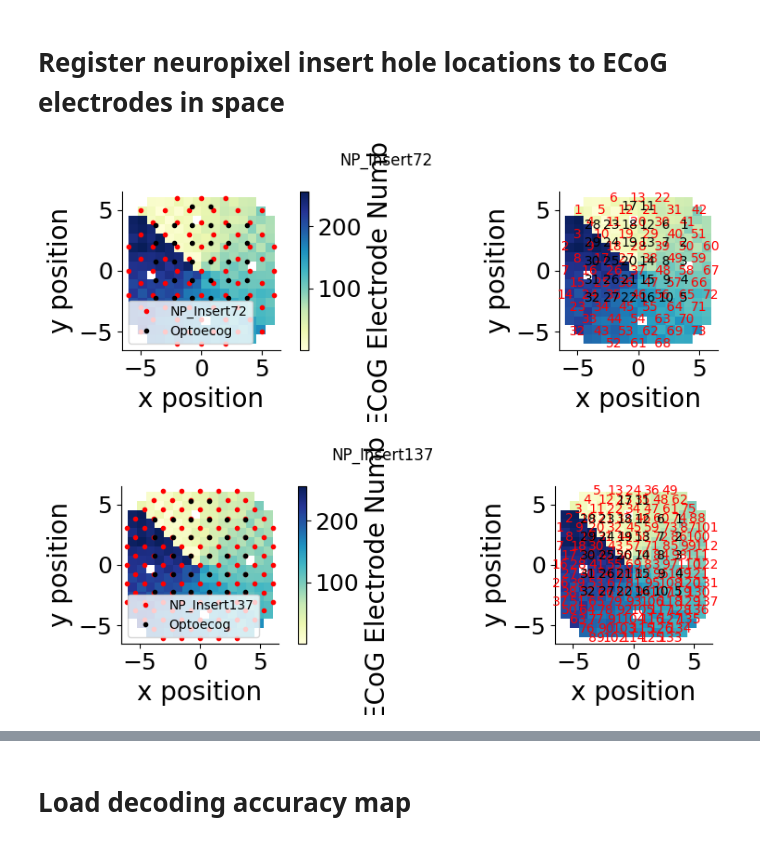
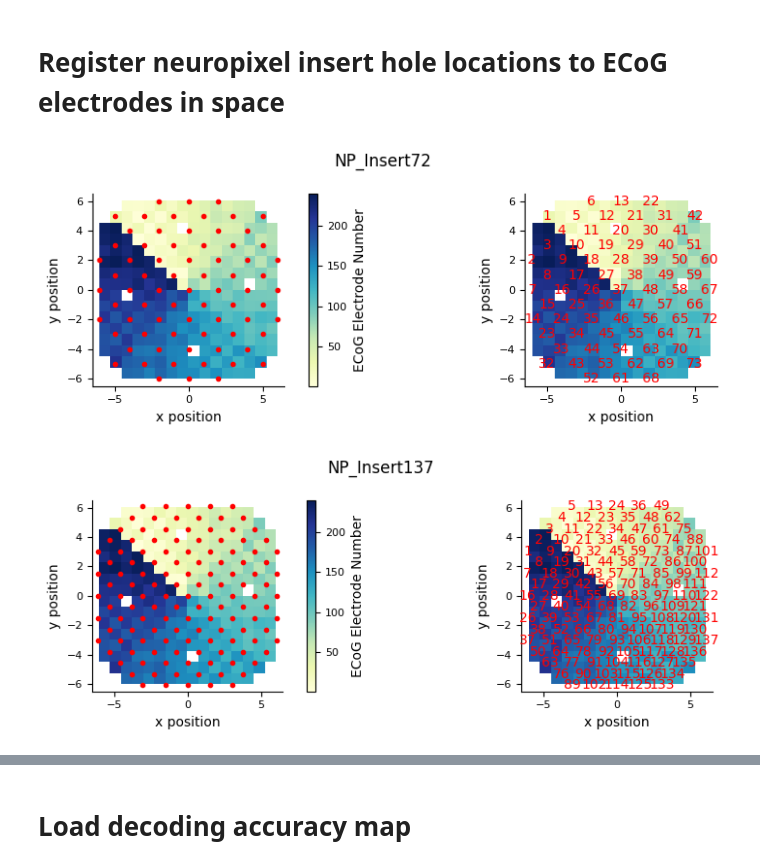
Before and after one commit to rcanfield2/ecog_np_targeting, a Jupyter notebook: np_ecog_map_registration.ipynb, the cells around one changed output, grey strips where cells are left out. Cells and saved outputs as stored; diff of their text form; code cells hidden in the pictures.

```diff
--- a/np_ecog_map_registration.ipynb
+++ b/np_ecog_map_registration.ipynb
@@ -23,4 +23,9 @@ import multiprocessing as mp
 import time
 import math
 from scipy.fft import fft
+# %%
+from local_functions import load_yaml_params
+subject = 'affi'
+param_filename = 'spatiotemporal_structure_params.yaml'
+ds_params, data_paths, save_paths, filenames, postproc_params, uq_params, analysis_params, vis_params, target_colors = load_yaml_params(subject, param_filename)
 # %%
@@ -55,41 +36,36 @@ plt.rcParams['lines.linewidth']=4
 # %% [markdown]
 # Register neuropixel insert hole locations to ECoG electrodes in space
 # %%
-# Load channel mapping
-ecog_signal_path_db = pd.read_excel(ecog_signal_path)
 np_ecog_mapping = {}
-for subject in subjects:
+for isubject, subject in enumerate(subjects):
     np_ecog_mapping[subject] = {}
     np_ecog_mapping[subject]['ecog'] = {}
-    np_ecog_mapping[subject]['ecog']['elec_channels'] = np.array(list(range(1,257)), dtype='int')
-    np_ecog_mapping[subject]['ecog']['nch'] = len(np_ecog_mapping[subject]['ecog']['elec_channels'])
 
-for isubject, subject in enumerate(subjects):
+    # Load ecog and neuropixel drive information and align to ecog
     for iinsert, insert in enumerate(np_inserts):
-        np_ecog_mapping[subject][insert] = pd.read_excel(np_ecog_mapping_path[isubject][iinsert])
-
-for isubject, subject in enumerate(subjects):
-    np_ecog_mapping[subject]['ecog']['elec_pos'], np_ecog_mapping[subject]['ecog']['acq_ch'], np_ecog_mapping[subject]['ecog']['elecs'] = aopy.data.map_acq2pos(ecog_signal_path_db, np_ecog_mapping[subject][np_inserts[0]], np_ecog_mapping[subject]['ecog']['elec_channels'], xpos_name='ecogelec_x', ypos_name='ecogelec_y') # Should be the same for all NP inserts because (0,0) is at the center of the chamber
+        np_ecog_mapping[subject][insert] = {}
+        np_pos, ecog_pos, np_number, ecog_acq_elecs = aopy.data.base.align_neuropixel_recoring_drive(insert, 'ECoG244', subject, theta=postproc_params['drive_alignment_theta'][subject])
+        np_ecog_mapping[subject][insert]['pos'] = np.round(np_pos,4)
+        np_ecog_mapping[subject][insert]['number'] = np_number
+        np_ecog_mapping[subject]['ecog']['elec_pos'] = np.round(ecog_pos,3)
+        np_ecog_mapping[subject]['ecog']['acq_ch'] = ecog_acq_elecs
+        np_ecog_mapping[subject]['ecog']['elec_channels'] = np.array(list(np.arange(1,len(ecog_pos)+1)), dtype='float')
 # %%
 subject = subjects[0]
 for iinsert, insert in enumerate(np_inserts):
     fig, ax = plt.subplots(1,2,figsize=(10,3))
-    data_map = aopy.visualization.get_data_map(np_ecog_mapping[subject]['ecog']['elec_channels'].astype(float)[np_ecog_mapping[subject]['ecog']['acq_ch']-1], np_ecog_mapping[subject]['ecog']['elec_pos'][:,0], np_ecog_mapping[subject]['ecog']['elec_pos'][:,1])
+    data_map = aopy.visualization.get_data_map(np_ecog_mapping[subject]['ecog']['elec_channels'], np_ecog_mapping[subject]['ecog']['elec_pos'][:,0], np_ecog_mapping[subject]['ecog']['elec_pos'][:,1])
     im = aopy.visualization.plot_spatial_map(data_map, np_ecog_mapping[subject]['ecog']['elec_pos'][:,0], np_ecog_mapping[subject]['ecog']['elec_pos'][:,1], cmap='YlGnBu',nan_color='white', ax=ax[0])
-    ax[0].plot(np_ecog_mapping[subject][insert][f"{insert}_x"], np_ecog_mapping[subject][insert][f"{insert}_y"], 'r.', label=f"{insert}")
-    ax[0].plot(np_ecog_mapping[subject][insert]['optoecog_x'], np_ecog_mapping[subject][insert]['optoecog_y'], 'k.', label='Optoecog')
+    ax[0].plot(np_ecog_mapping[subject][insert]['pos'][:,0], np_ecog_mapping[subject][insert]['pos'][:,1], 'r.', label=f"{insert}")
     ax[0].set(xlim=(-6.5,6.5), ylim=(-6.5,6.5))
-    ax[0].legend()
     cb = plt.colorbar(im, label='ECoG Electrode Number')
 
-    data_map = aopy.visualization.get_data_map(np_ecog_mapping[subject]['ecog']['elec_channels'].astype(float)[np_ecog_mapping[subject]['ecog']['acq_ch']-1], np_ecog_mapping[subject]['ecog']['elec_pos'][:,0], np_ecog_mapping[subject]['ecog']['elec_pos'][:,1])
     im = aopy.visualization.plot_spatial_map(data_map, np_ecog_mapping[subject]['ecog']['elec_pos'][:,0], np_ecog_mapping[subject]['ecog']['elec_pos'][:,1], cmap='YlGnBu', nan_color='white', ax=ax[1])
-    [ax[1].annotate(str(np_ecog_mapping[subject][insert]['electrode'][ipt]), (np_ecog_mapping[subject][insert][f"{insert}_x"][ipt], np_ecog_mapping[subject][insert][f"{insert}_y"][ipt]), ha='center', va='center', color='r') for ipt in range(len(np_ecog_mapping[subject][insert][f"{insert}_y"]))]
-    [ax[1].annotate(str(np_ecog_mapping[subject][insert]['electrode'][ipt]), (np_ecog_mapping[subject][insert]['optoecog_x'][ipt], np_ecog_mapping[subject][insert]['optoecog_y'][ipt]), ha='center', va='center', color='k') for ipt in range(len(np_ecog_mapping[subject][insert][f"{insert}_y"]))]
+    [ax[1].annotate(str(np_ecog_mapping[subject][insert]['number'][ipt]), (np_ecog_mapping[subject][insert]['pos'][ipt,0], np_ecog_mapping[subject][insert]['pos'][ipt,1]), ha='center', va='center', color='r') for ipt in range(np_ecog_mapping[subject][insert]['pos'].shape[0])]
     ax[1].set(xlim=(-6.5,6.5), ylim=(-6.5,6.5))
     plt.suptitle(insert)
     fig.tight_layout()
     plt.show()
 # %% [output]
-[figure, old version]
+[figure, new version]
-[figure, old version]
+[figure, new version]
```
Also changed, not shown: parts of 17 cells of this notebook, 10 other files.
